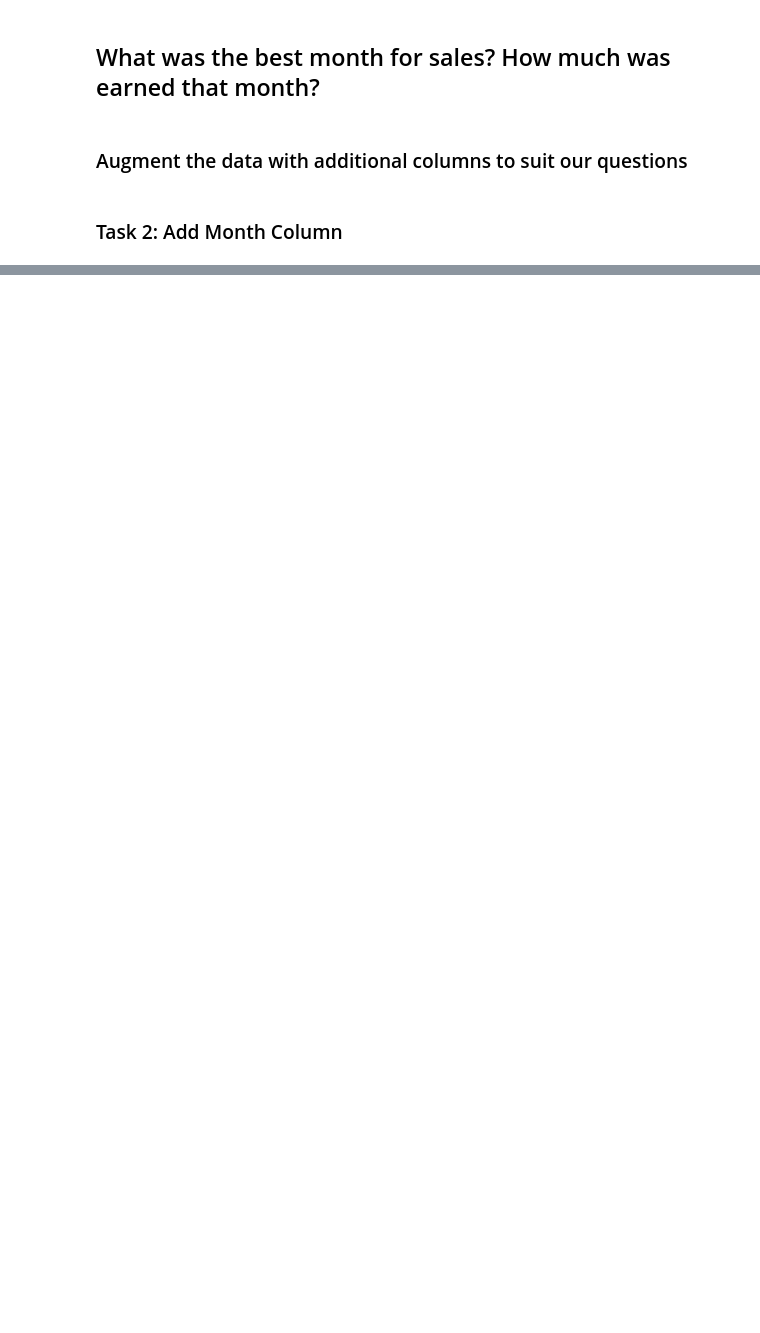
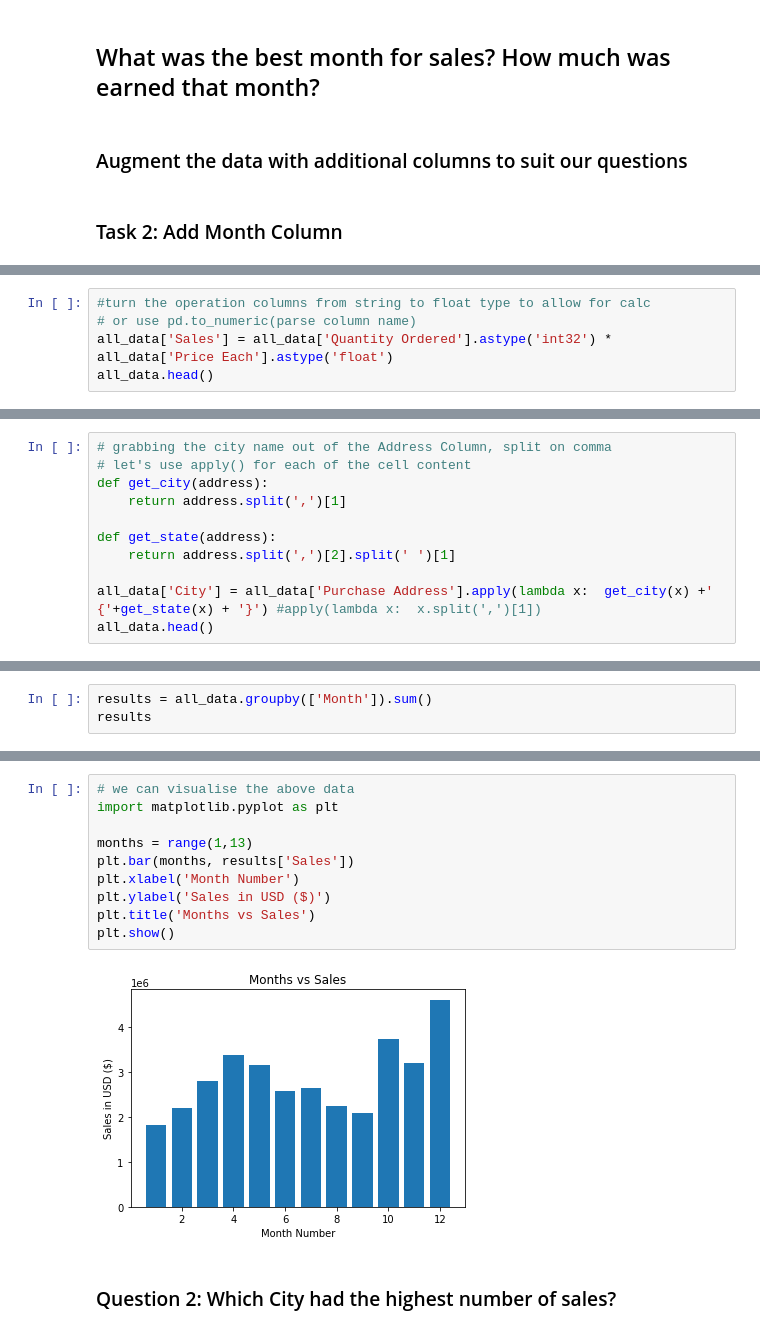
Before and after one commit to raduga256/pandas-for-datascience, a Jupyter notebook: sales_analysis.ipynb, the cells around one changed output, grey strips where cells are left out. Saved outputs shown, nothing was run; the diff lists cells and outputs as text; blank space fills up the shorter version.

Commit message:
Extra 3 business questions solved

```diff
--- a/sales_analysis.ipynb
+++ b/sales_analysis.ipynb
@@ -92,0 +93,5 @@ all_data.tail()
+# %%
+#turn the operation columns from string to float type to allow for calc
+# or use pd.to_numeric(parse column name)
+all_data['Sales'] = all_data['Quantity Ordered'].astype('int32') * all_data['Price Each'].astype('float')
+all_data.head()
@@ -92,0 +107,11 @@ all_data.tail()
+# %%
+# grabbing the city name out of the Address Column, split on comma
+# let's use apply() for each of the cell content
+def get_city(address):
+    return address.split(',')[1]
+
+def get_state(address):
+    return address.split(',')[2].split(' ')[1]
+
+all_data['City'] = all_data['Purchase Address'].apply(lambda x:  get_city(x) +' {'+get_state(x) + '}') #apply(lambda x:  x.split(',')[1])
+all_data.head()
@@ -92,0 +127,3 @@ all_data.tail()
+# %%
+results = all_data.groupby(['Month']).sum()
+results
@@ -92,0 +145,14 @@ all_data.tail()
+# %%
+# we can visualise the above data
+import matplotlib.pyplot as plt
+
+months = range(1,13)
+plt.bar(months, results['Sales'])
+plt.xlabel('Month Number')
+plt.ylabel('Sales in USD ($)')
+plt.title('Months vs Sales')
+plt.show()
+# %% [output]
+[figure, added]
+# %% [markdown]
+### Question 2: Which City had the highest number of sales?
```
Also changed, not shown: parts of 23 cells of this notebook.
